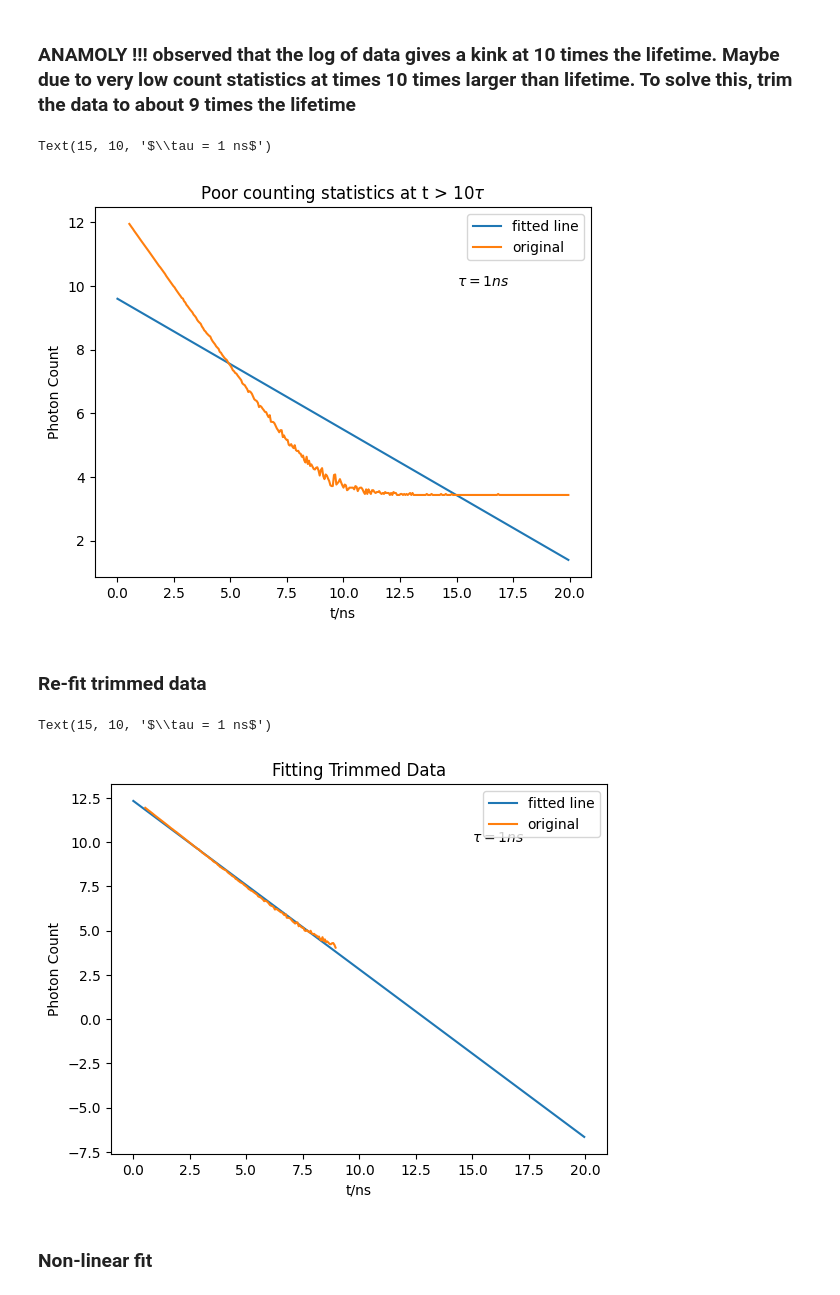
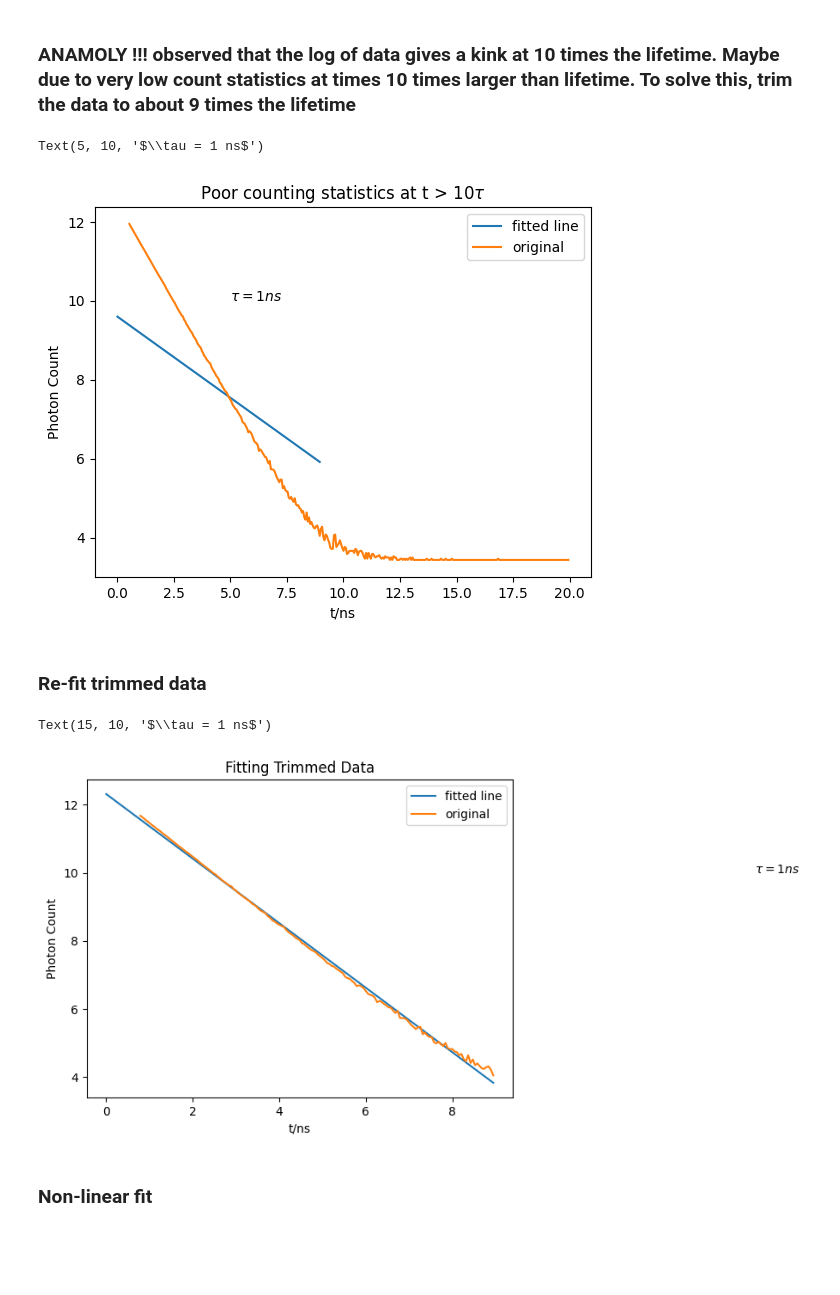
Before and after one commit to ngcnpeter/Y3_Group_Project_2B, a Jupyter notebook: TCSPC-simulation/2Bsimulation.ipynb, the cells around one changed output. Drawn from its saved outputs; the diff is of its cells as text; code cells hidden in the pictures; blank space fills up the shorter version.

```diff
--- a/TCSPC-simulation/2Bsimulation.ipynb
+++ b/TCSPC-simulation/2Bsimulation.ipynb
@@ -140,7 +140,7 @@ def mono_exp_sim_IRF(tau, run_time, irfwidth):
               run_time (in s)
               irfwidth  (sigma of Gaussian IRF)
 
-      output: time-domain decay data (381 x n_tau) matrix (381 bins, 20ns window)'''
+      output: time-domain decay data (381 x n_tau) matrix (380 bins, 20ns window)'''
    #IRF properties
    t0 = 10/19 # ns, offset
    bg = 10 #counts per s
@@ -151,15 +151,15 @@ def mono_exp_sim_IRF(tau, run_time, irfwidth):
    t_tot = rng.normal(t0,irfwidth,size = np.shape(Tau)) + rng.exponential(Tau)
    output = np.zeros((len(tau),n_bins)) #store output data
    for i in range(len(tau)):
-       output[i],bins = np.histogram(t_tot[i], bins=380,range = (0,20))
-       output[i] += np.full(n_bins, int(10*run_time/n_bins)) # distribute background count uniformly to each bin
-   return output,bins[:-1]
+       output[i],bins = np.histogram(t_tot[i], bins=n_bins,range = (0,20))
+       output[i] += np.full(n_bins, int(bg*run_time/n_bins)) # distribute background count uniformly to each bin
+   return bins[:-1], output
 # %%
 run_time = 20*60
 t0 = 10/19 #offset, ns
 irfwidth = 1e-5 #IRF Gaussian sigma, ns
 tau = [1,3,9] #lifetime array, ns
-mono_exp,bins = mono_exp_sim_IRF(tau,run_time , irfwidth)
+bins, mono_exp = mono_exp_sim_IRF(tau,run_time , irfwidth)
 I = mono_exp[0]
 plt.figure()
 plt.title('Mono-exponential decay curve (Convoluted)')
@@ -177,9 +177,11 @@ plt.yscale('log')
 [figure]
 # %%
 #Deconvolution
-t = bins
-amp = np.array([0.7,0.2,0.1]) #amplitudes
-I = np.dot(amp,mono_exp) #multi-exponential decay
+bg = 10 #counts per s
+trim = int(tau[0]*9*19) #trim at 9tau
+t = bins[:trim]
+amp = np.array([1]) #amplitudes
+I = np.dot(amp,mono_exp[:1])[:trim] #multi-exponential decay
 ker = stats.norm.pdf(t,loc = t0, scale = irfwidth) #IRF kernel for deconvolution
 #plt.plot(data[:,1])
 #plt.plot(x,np.fft.ifft(np.fft.fft(y)/np.fft.fft(ker)))
@@ -189,7 +191,7 @@ def deconv_fft(signal,kernel):
             kernel - Gaussian kernel (IRF) (same length as signal)
     Output: deconvolved signal (1d array)'''
     return np.fft.ifft(np.fft.fft(signal)/np.fft.fft(kernel))*np.sum(kernel)
-bg_arr = np.full(len(t), int(10*run_time/len(t)))
+bg_arr = np.full(len(t), int(bg*run_time/len(t)))
 plt.title('Deconvolution of simulation data')
 plt.plot(t,deconv_fft(I,ker),'b',label = 'deconvolved')
 plt.plot(t,I,'r:',label = 'original')
@@ -205,41 +207,42 @@ Note near 20ns (the end of the array), the significant drop (especially in multi
 # %% [markdown]
 ### ANAMOLY !!! observed that the log of data gives a kink at 10 times the lifetime. Maybe due to very low count statistics at times 10 times larger than lifetime. To solve this, trim the data to about 9 times the lifetime
 # %%
-trim = 10
-ydata = mono_exp[0,trim:]
-p,cov = np.polyfit(t[trim:],np.log(ydata),1,cov = True)
+start = 10
+tdata = bins[start:]
+ydata = mono_exp[0,start:]
+p,cov = np.polyfit(tdata,np.log(ydata),1,cov = True)
 tau_fit = 1/p[0]
 Amp_fit = np.exp(p[1])
 plt.title(r'Poor counting statistics at t > 10$\tau$')
 plt.plot(t,np.poly1d(p)(t),label = 'fitted line')
-plt.plot(t[trim:],np.log(ydata),label = 'original')
+plt.plot(tdata,np.log(ydata),label = 'original')
 plt.ylabel('Photon Count')
 plt.xlabel('t/ns')
 plt.legend()
-plt.text(15,10,r'$\tau = 1 ns$')
+plt.text(5,10,r'$\tau = 1 ns$')
 # %% [output]
-Text(15, 10, '$\\tau = 1 ns$')
+Text(5, 10, '$\\tau = 1 ns$')
-[figure, old version]
+[figure, new version]
 # %% [markdown]
 ### Re-fit trimmed data
 # %%
-trim = 10
-end= int(tau[0]*9*19)
-ydata = mono_exp[0,trim:end]
-tdata = t[trim:end]
+start = 15
+end= int(tau[0]*9*len(t)/max(t))
+ydata = mono_exp[0,start:end]
+tdata = t[start:end]
 p,cov = np.polyfit(tdata,np.log(ydata),1,cov = True)
 tau_fit = 1/p[0]
 Amp_fit = np.exp(p[1])
 plt.title(r'Fitting Trimmed Data')
 plt.plot(t,np.poly1d(p)(t),label = 'fitted line')
 plt.plot(tdata,np.log(ydata),label = 'original')
 plt.ylabel('Photon Count')
 plt.xlabel('t/ns')
 plt.legend()
 plt.text(15,10,r'$\tau = 1 ns$')
 # %% [output]
 Text(15, 10, '$\\tau = 1 ns$')
-[figure, old version]
+[figure, new version]
 # %% [markdown]
 ### Non-linear fit
 # %%
```
Also changed, not shown: parts of 10 cells of this notebook, 5 other files.
